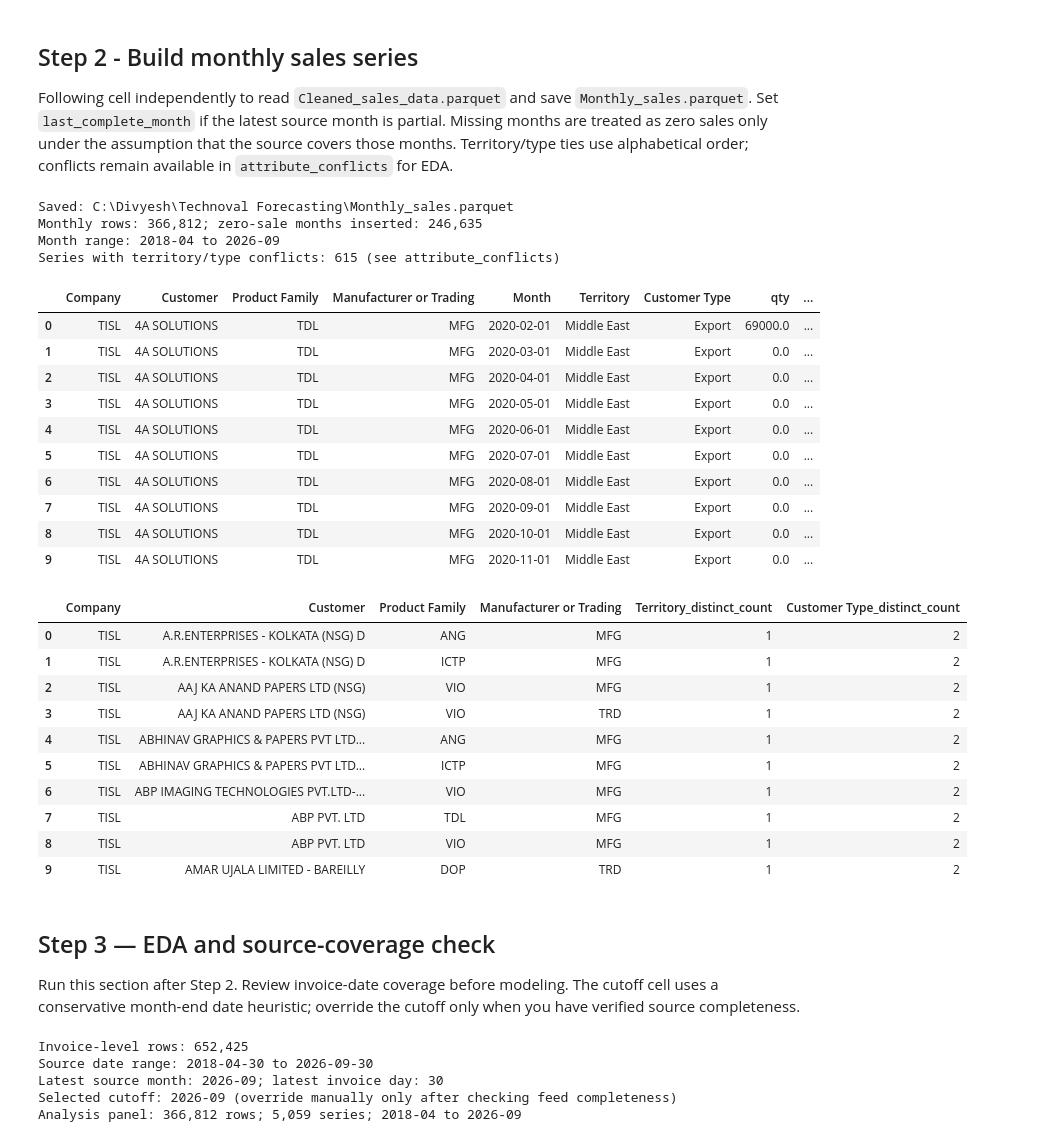
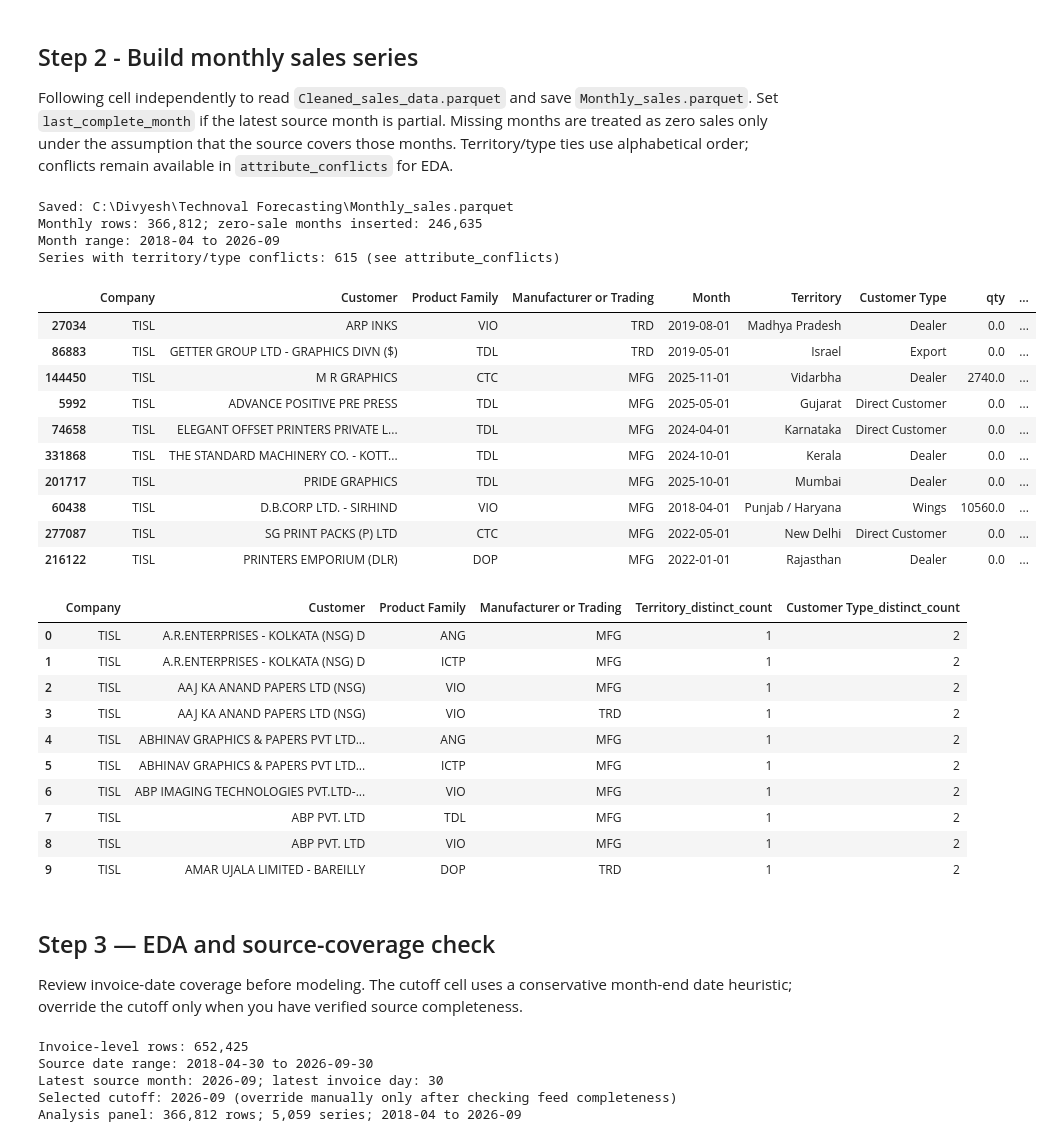
Before and after one commit to divyesh0548/Technova_sales_forecasting, a Jupyter notebook: Main_forecasting.ipynb, the cells around one changed output. Cells and saved outputs as stored; diff of their text form; code cells hidden in the pictures.

```diff
--- a/Main_forecasting.ipynb
+++ b/Main_forecasting.ipynb
@@ -154,44 +153,44 @@ def build_monthly_series(cleaned_sales, last_complete_month=None):
     monthly[attributes] = monthly.groupby(series_keys, observed=True)[attributes].ffill()
     monthly["avg_price"] = monthly["net_amt"].div(monthly["qty"].where(monthly["qty"].ne(0)))
     monthly = monthly[group_keys + attributes + ["qty", "net_amt", "invoice_count", "avg_price"]]
 
     # Reconcile against the retained invoice rows before writing output.
     np.testing.assert_allclose(monthly["qty"].sum(), sales["qtynos"].sum(), rtol=1e-10, atol=1e-6)
     np.testing.assert_allclose(monthly["net_amt"].sum(), sales["NetAmt"].sum(), rtol=1e-10, atol=1e-6)
     assert monthly["invoice_count"].sum() == len(sales), "Invoice-row count changed."
     assert not monthly.duplicated(group_keys).any(), "Duplicate series-month rows."
     return monthly, conflicts, int(inserted.sum())
 
 
 # Load explicitly: this cell does not rely on variables from previous cells.
 # Missing months are assumed to have no sales; confirm source coverage first.
 monthly_input = pd.read_parquet(monthly_source_file)
 monthly_sales, attribute_conflicts, zero_months_added = build_monthly_series(
     monthly_input, last_complete_month=last_complete_month
 )
 monthly_sales.to_parquet(monthly_output_file, index=False)
 print(f"Saved: {monthly_output_file}")
 print(f"Monthly rows: {len(monthly_sales):,}; zero-sale months inserted: {zero_months_added:,}")
 print(f"Month range: {monthly_sales['Month'].min():%Y-%m} to {monthly_sales['Month'].max():%Y-%m}")
 print(f"Series with territory/type conflicts: {len(attribute_conflicts):,} (see attribute_conflicts)")
-display(monthly_sales.head(10))
+display(monthly_sales.sample(10))
 display(attribute_conflicts.head(10))
 # %% [output]
 Saved: C:\Divyesh\Technoval Forecasting\Monthly_sales.parquet
 Monthly rows: 366,812; zero-sale months inserted: 246,635
 Month range: 2018-04 to 2026-09
 Series with territory/type conflicts: 615 (see attribute_conflicts)
 |  | Company | Customer | Product Family | Manufacturer or Trading | Month | Territory | Customer Type | qty | ... |
-| 0 | TISL | 4A SOLUTIONS | TDL | MFG | 2020-02-01 | Middle East | Export | 69000.0 | ... |
-| 1 | TISL | 4A SOLUTIONS | TDL | MFG | 2020-03-01 | Middle East | Export | 0.0 | ... |
-| 2 | TISL | 4A SOLUTIONS | TDL | MFG | 2020-04-01 | Middle East | Export | 0.0 | ... |
-| 3 | TISL | 4A SOLUTIONS | TDL | MFG | 2020-05-01 | Middle East | Export | 0.0 | ... |
-| 4 | TISL | 4A SOLUTIONS | TDL | MFG | 2020-06-01 | Middle East | Export | 0.0 | ... |
-| 5 | TISL | 4A SOLUTIONS | TDL | MFG | 2020-07-01 | Middle East | Export | 0.0 | ... |
-| 6 | TISL | 4A SOLUTIONS | TDL | MFG | 2020-08-01 | Middle East | Export | 0.0 | ... |
-| 7 | TISL | 4A SOLUTIONS | TDL | MFG | 2020-09-01 | Middle East | Export | 0.0 | ... |
-| 8 | TISL | 4A SOLUTIONS | TDL | MFG | 2020-10-01 | Middle East | Export | 0.0 | ... |
-| 9 | TISL | 4A SOLUTIONS | TDL | MFG | 2020-11-01 | Middle East | Export | 0.0 | ... |
+| 27034 | TISL | ARP INKS | VIO | TRD | 2019-08-01 | Madhya Pradesh | Dealer | 0.0 | ... |
+| 86883 | TISL | GETTER GROUP LTD - GRAPHICS DIVN ($) | TDL | TRD | 2019-05-01 | Israel | Export | 0.0 | ... |
+| 144450 | TISL | M R GRAPHICS | CTC | MFG | 2025-11-01 | Vidarbha | Dealer | 2740.0 | ... |
+| 5992 | TISL | ADVANCE POSITIVE PRE PRESS | TDL | MFG | 2025-05-01 | Gujarat | Direct Customer | 0.0 | ... |
+| 74658 | TISL | ELEGANT OFFSET PRINTERS PRIVATE L... | TDL | MFG | 2024-04-01 | Karnataka | Direct Customer | 0.0 | ... |
+| 331868 | TISL | THE STANDARD MACHINERY CO. - KOTT... | TDL | MFG | 2024-10-01 | Kerala | Dealer | 0.0 | ... |
+| 201717 | TISL | PRIDE GRAPHICS | TDL | MFG | 2025-10-01 | Mumbai | Dealer | 0.0 | ... |
+| 60438 | TISL | D.B.CORP LTD. - SIRHIND | VIO | MFG | 2018-04-01 | Punjab / Haryana | Wings | 10560.0 | ... |
+| 277087 | TISL | SG PRINT PACKS (P) LTD | CTC | MFG | 2022-05-01 | New Delhi | Direct Customer | 0.0 | ... |
+| 216122 | TISL | PRINTERS EMPORIUM (DLR) | DOP | MFG | 2022-01-01 | Rajasthan | Dealer | 0.0 | ... |
 |  | Company | Customer | Product Family | Manufacturer or Trading | Territory_distinct_count | Customer Type_distinct_count |
 | 0 | TISL | A.R.ENTERPRISES - KOLKATA (NSG) D | ANG | MFG | 1 | 2 |
 | 1 | TISL | A.R.ENTERPRISES - KOLKATA (NSG) D | ICTP | MFG | 1 | 2 |
@@ -206,5 +205,5 @@ Series with territory/type conflicts: 615 (see attribute_conflicts)
 # %% [markdown]
 ## Step 3 — EDA and source-coverage check
 
-Run this section after Step 2. Review invoice-date coverage before modeling. The cutoff cell uses a conservative month-end date heuristic; override the cutoff only when you have verified source completeness.
+Review invoice-date coverage before modeling. The cutoff cell uses a conservative month-end date heuristic; override the cutoff only when you have verified source completeness.
 # %%
```
Also changed, not shown: parts of 12 cells of this notebook, 2 other files.
